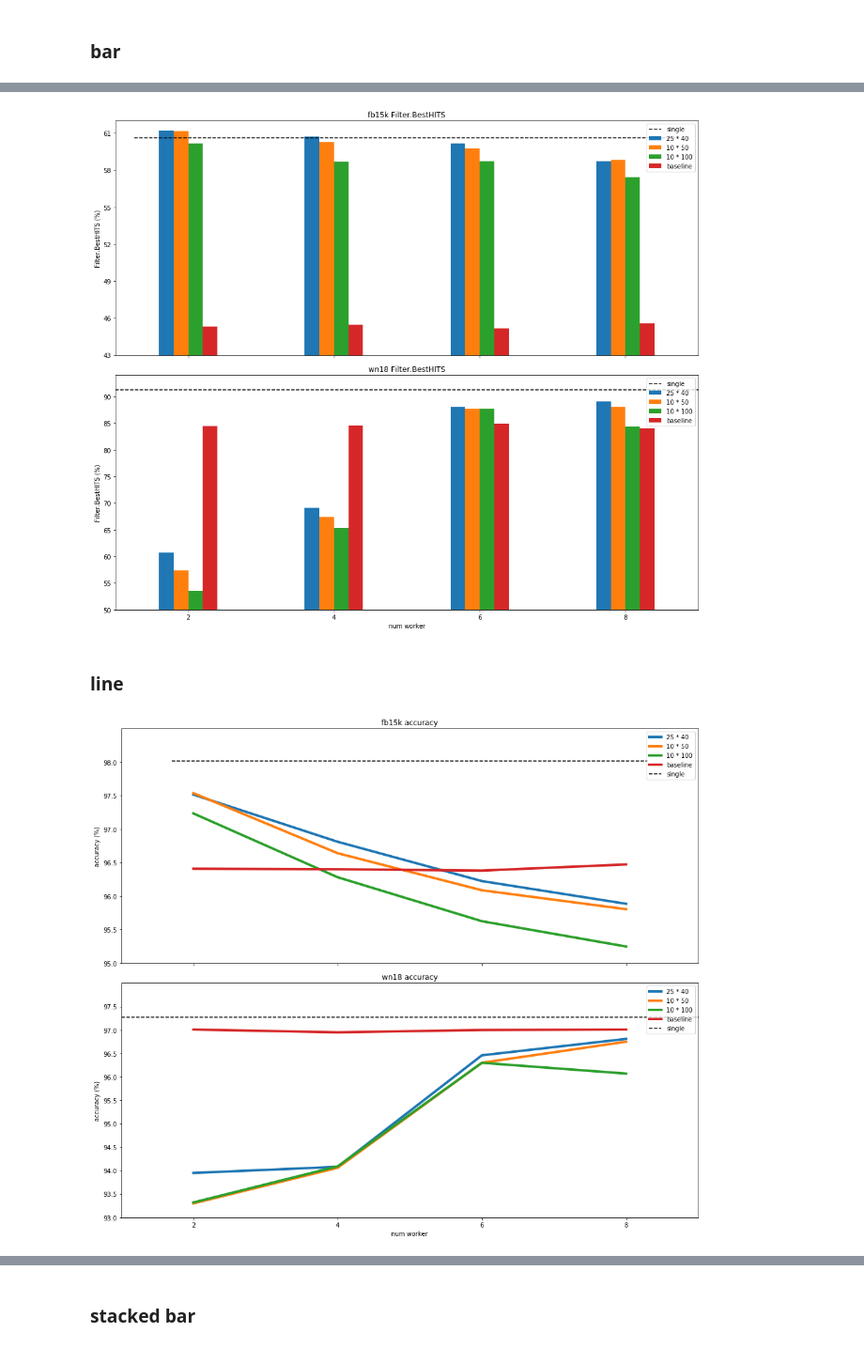
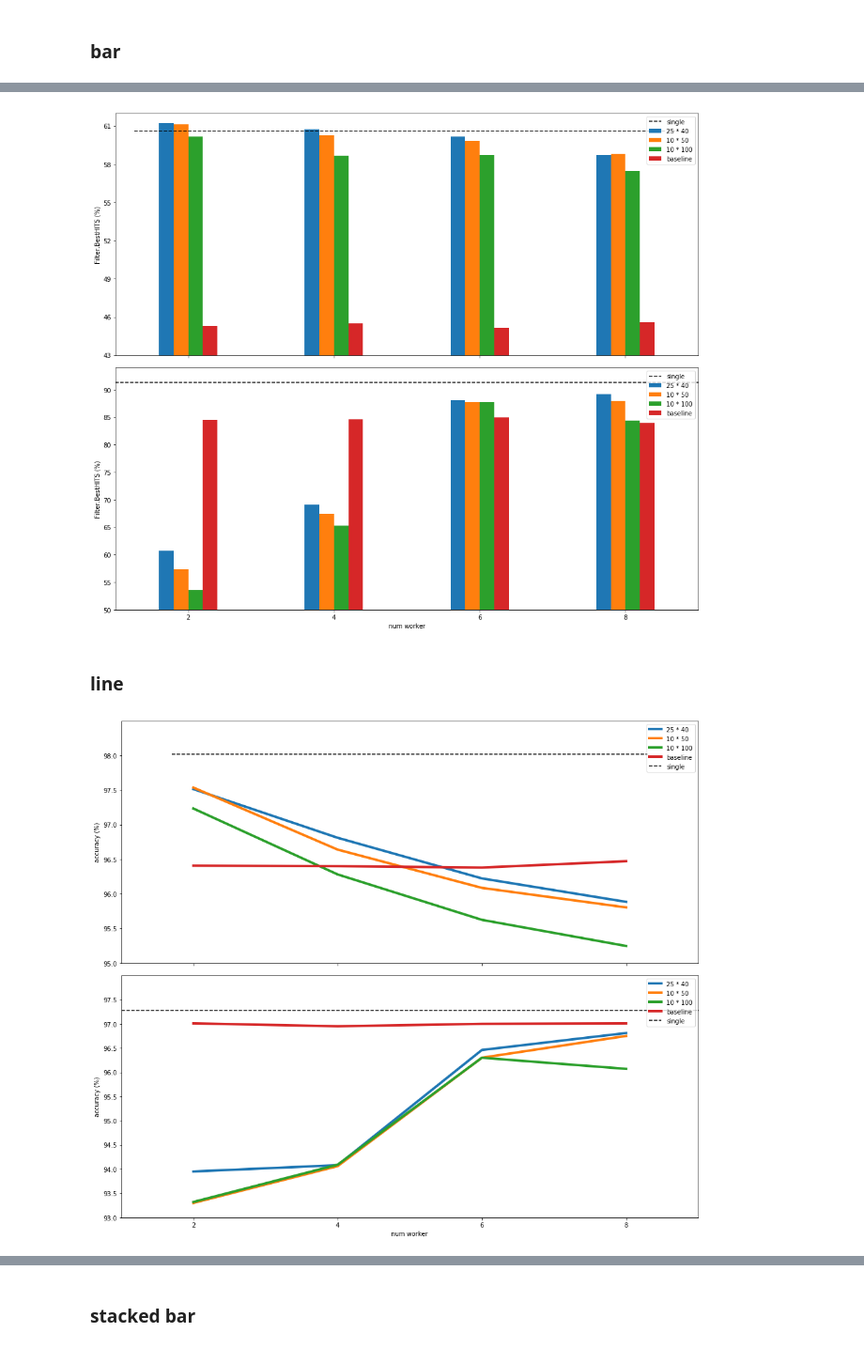
Before and after one commit to ahnjaewoo/Embedding, a Jupyter notebook: figures/figures.ipynb, the cells around one changed output, grey strips where cells are left out. Shown: that part at 94% size. Drawn from its saved outputs; the diff is of its cells as text; code cells hidden in the pictures.

```diff
--- a/figures/figures.ipynb
+++ b/figures/figures.ipynb
@@ -7,8 +7,9 @@ import matplotlib.dates as mdates
 
 %matplotlib inline
 plt.rcParams['text.latex.unicode'] = True
-#plt.rcParams["font.family"] = 'NanumGothic'
-#plt.rcParams["font.size"] = 15
+#plt.rcParams["font.family"] = 'Times New Roman'
+#plt.rcParams["font.size"] = 18
+plt.rcParams["font.size"] = 15
 # %% [markdown]
 ## transE - fb15k / wn18
 # %% [markdown]
@@ -136,7 +149,7 @@ ax[0].bar(num_workers - 0.1, fb15k_20_50, width = 0.2, label = '10 * 50')
 ax[0].bar(num_workers + 0.1, fb15k_10_100, width = 0.2, label = '10 * 100')
 ax[0].bar(num_workers +  0.3, fb15k_baseline, width = 0.2, label = 'baseline')
 ax[0].plot(ax[0].get_xlim(), [fb15k_single, fb15k_single], c = 'k', linestyle = '--', label = 'single')
-ax[0].set_title('fb15k Filter.BestHITS')
+#ax[0].set_title('fb15k Filter.BestHITS')
 ax[0].set_ylabel('Filter.BestHITS (%)')
 ax[0].legend(loc = 'upper right')
 ax[0].set_xticks(num_workers)
@@ -149,7 +162,7 @@ ax[1].bar(num_workers - 0.1, wn18_20_50, width = 0.2, label = '10 * 50')
 ax[1].bar(num_workers + 0.1, wn18_10_100, width = 0.2, label = '10 * 100')
 ax[1].bar(num_workers +  0.3, wn18_baseline, width = 0.2, label = 'baseline')
 ax[1].plot(ax[1].get_xlim(), [wn18_single, wn18_single], c = 'k', linestyle = '--', label = 'single')
-ax[1].set_title('wn18 Filter.BestHITS')
+#ax[1].set_title('wn18 Filter.BestHITS')
 ax[1].set_xlabel('num worker')
 ax[1].set_ylabel('Filter.BestHITS (%)')
 ax[1].legend(loc = 'upper right')
@@ -162,7 +175,7 @@ plt.tight_layout()
 #plt.savefig('./asdf.pdf', dpi = 300, quality = 100)
 plt.show()
 # %% [output]
-[figure, old version]
+[figure, new version]
 # %% [markdown]
 ### line
 # %%
@@ -185,36 +198,36 @@ fig, ax = plt.subplots(2, 1, figsize = (14, 12), sharex = True)
 
 ax[0].plot(num_workers, fb15k_25_40, lw = 4, label = '25 * 40')
 ax[0].plot(num_workers, fb15k_20_50, lw = 4, label = '10 * 50')
 ax[0].plot(num_workers, fb15k_10_100, lw = 4, label = '10 * 100')
 ax[0].plot(num_workers, fb15k_baseline, lw = 4, label = 'baseline')
 ax[0].plot(ax[0].get_xlim(), [fb15k_single, fb15k_single], c = 'k', linestyle = '--', label = 'single')
-ax[0].set_title('fb15k accuracy')
+#ax[0].set_title('fb15k accuracy')
 ax[0].set_ylabel('accuracy (%)')
 ax[0].legend(loc = 'upper right')
 ax[0].set_xticks(num_workers)
 ax[0].set_yticks(np.arange(95, 98.5, 0.5))
 ax[0].set_xlim(1, 9)
 ax[0].set_ylim(95, 98.5)
 
 ax[1].plot(num_workers, wn18_25_40, lw = 4, label = '25 * 40')
 ax[1].plot(num_workers, wn18_20_50, lw = 4, label = '10 * 50')
 ax[1].plot(num_workers, wn18_10_100, lw = 4, label = '10 * 100')
 ax[1].plot(num_workers, wn18_baseline, lw = 4, label = 'baseline')
 ax[1].plot(ax[1].get_xlim(), [wn18_single, wn18_single], c = 'k', linestyle = '--', label = 'single')
-ax[1].set_title('wn18 accuracy')
+#ax[1].set_title('wn18 accuracy')
 ax[1].set_xlabel('num worker')
 ax[1].set_ylabel('accuracy (%)')
 ax[1].legend(loc = 'upper right')
 ax[1].set_xticks(num_workers)
 ax[1].set_yticks(np.arange(93, 98, 0.5))
 ax[1].set_xlim(1, 9)
 ax[1].set_ylim(93, 98)
 
 plt.tight_layout()
 #plt.savefig('./asdf.pdf', dpi = 300, quality = 100)
 plt.show()
 # %% [output]
-[figure, old version]
+[figure, new version]
 # %%
 # Filter.BestHITS
 num_workers = np.array([2, 4, 6, 8])
```
Also changed, not shown: parts of 4 cells of this notebook.
